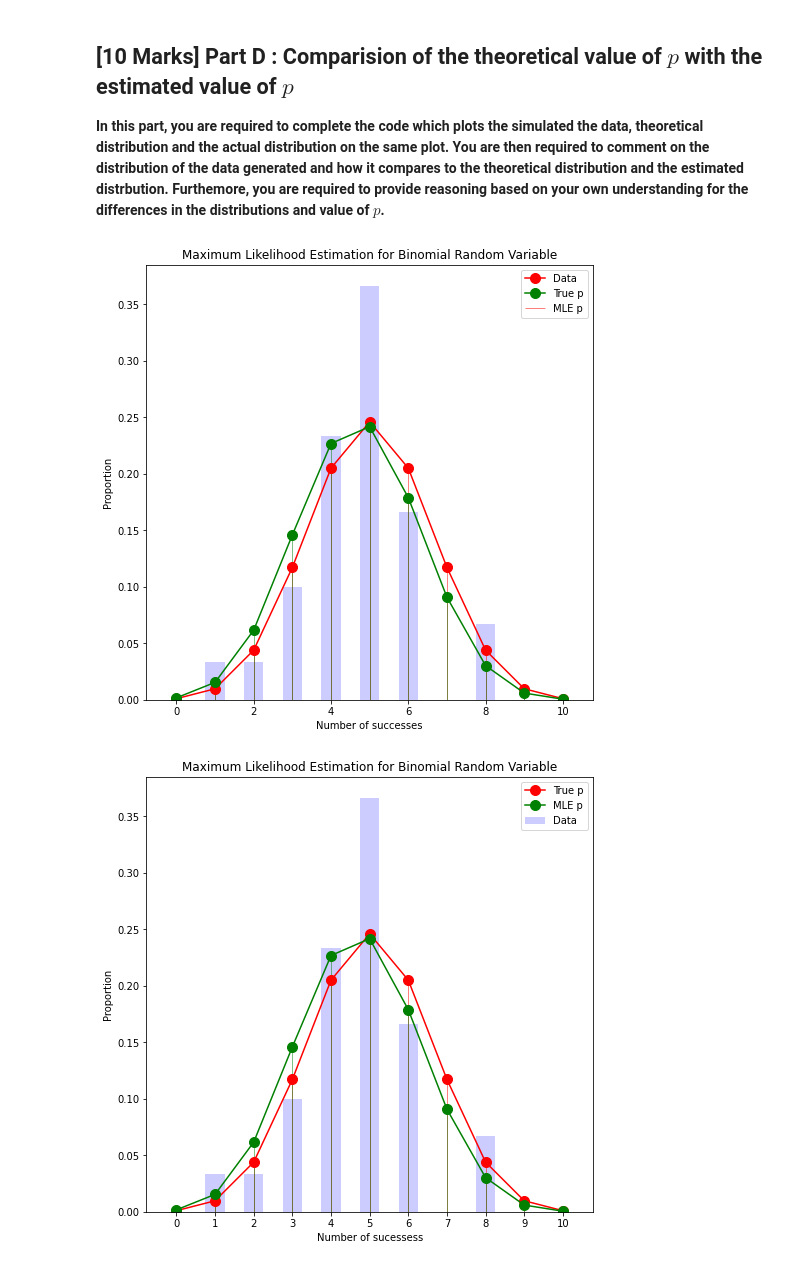
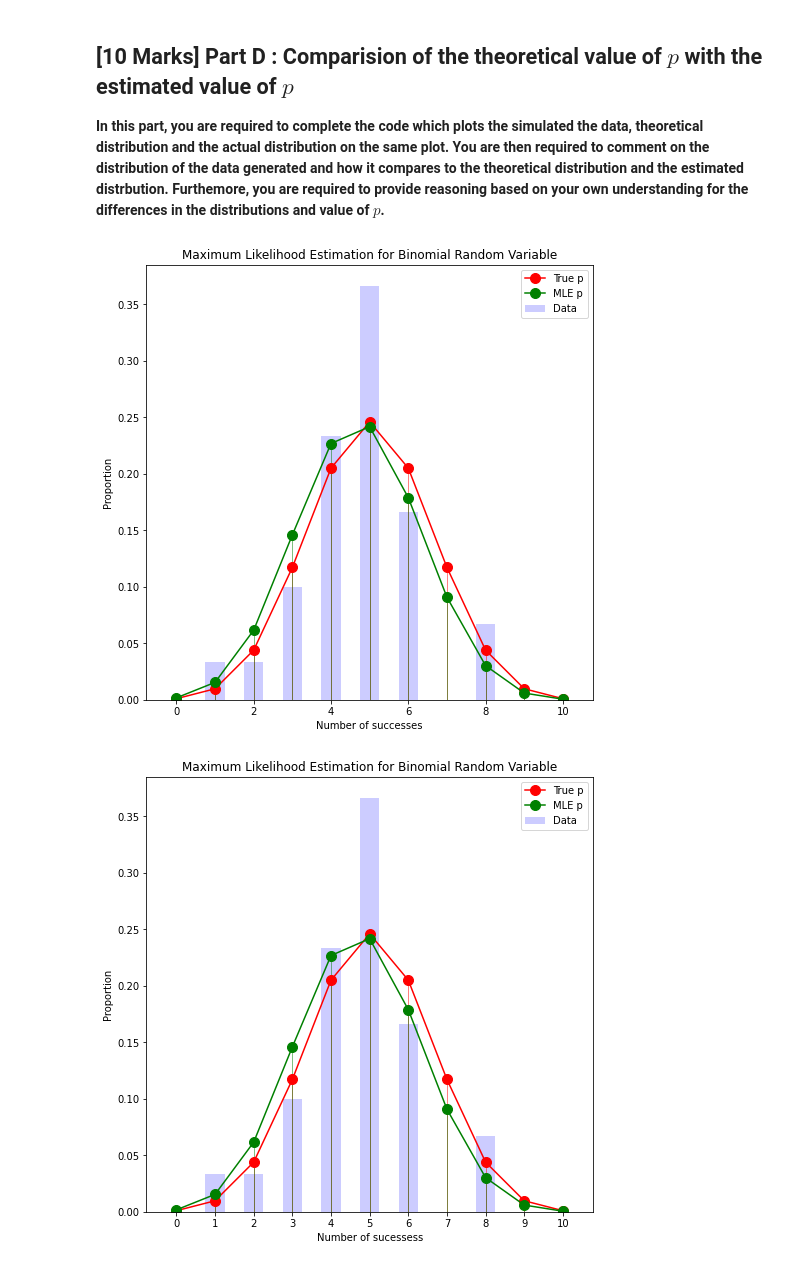
Before and after one commit to mj06879/Probability-and-Statistics-Projects, a Jupyter notebook: 2/Project_2_Student Version.ipynb, the cells around one changed output. Cells and saved outputs as stored; diff of their text form; code cells hidden in the pictures.

```diff
--- a/2/Project_2_Student Version.ipynb
+++ b/2/Project_2_Student Version.ipynb
@@ -350,38 +350,39 @@ plt.hist(
     density=True,
     color="b",
     alpha=0.2,
+    label="Data",
 )
 n = 10
 p = 0.5
 # Plot theoretical distribution
 rv = stats.binom  # create binomial rv for 10 coints with p=0.5
 x = np.arange(n + 1)  # values which represent the number of heads
 f = rv._pmf(x, n, p)  # f is the pmf of rv for values of x
 
 
 plt.plot(x, f, "-ro", ms=10)
 plt.vlines(x, 0, f, colors="r", lw=1, alpha=0.5)
 
 
 # # Plot MLE Distribution
 # rv = stats.binom  # create binomial rv for 10 coints with p=0.5 stats.binom(10,exp_p)
 # x = np.arange(n + 1)  # values which represent the number of heads np.arange(11)
 f = rv._pmf(x, n, exp_p)  # f is the pmf of rv for values of x
 
 plt.plot(x, f, "-go", ms=10)
 plt.vlines(x, 0, f, colors="g", lw=1, alpha=0.5)
 
 
 # # Label, Title, Legend
 plt.title("Maximum Likelihood Estimation for Binomial Random Variable")
 plt.xlabel("Number of successes")
 plt.ylabel("Proportion")
-plt.legend([ "True p", "MLE p","Data"])
+plt.legend(["True p", "MLE p", "Data"])
 
 
 plt.show()
 # %% [output]
-[figure, old version]
+[figure, new version]
 # %%
 # TODO : Complete the Code Snippet
 plt.figure(figsize=(8,8))
```
Also changed, not shown: parts of 7 cells of this notebook.
